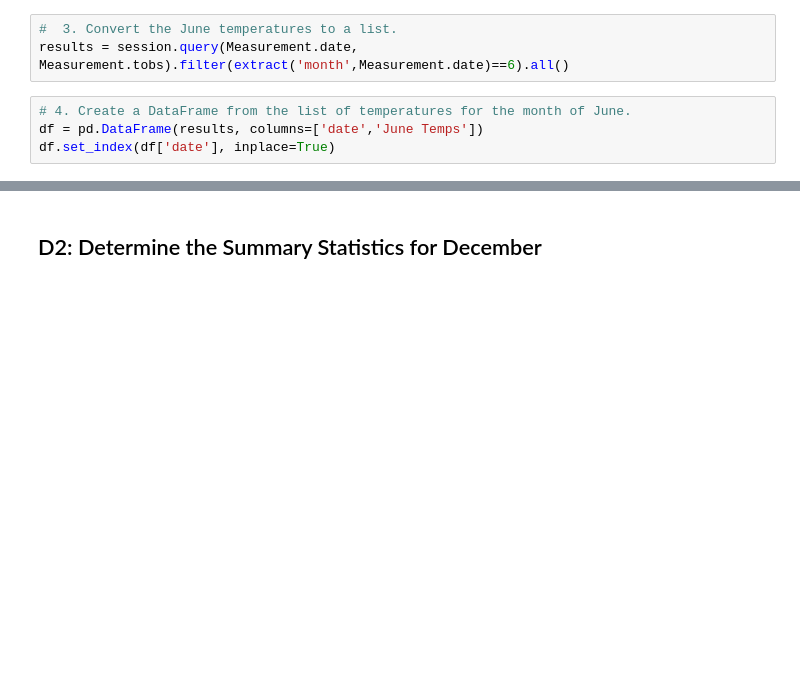
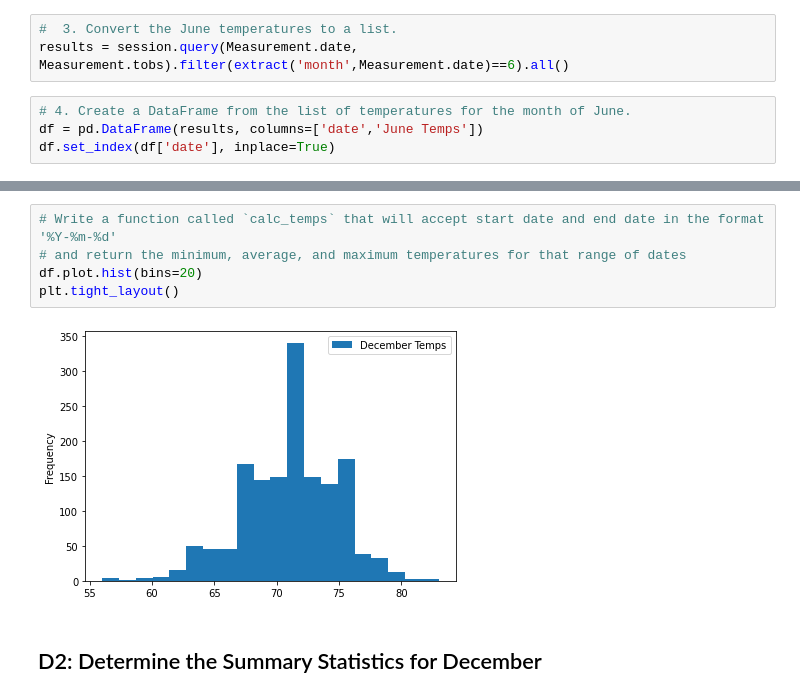
Before and after one commit to fletchrk/surfs_up, a Jupyter notebook: SurfsUp_Challenge.ipynb, the cells around one changed output, grey strips where cells are left out. Drawn from its saved outputs; the diff is of its cells as text; blank space fills up the shorter version.

Commit message:
Added plots to code

```diff
--- a/SurfsUp_Challenge.ipynb
+++ b/SurfsUp_Challenge.ipynb
@@ -71,3 +72,10 @@ df.describe()
+# %%
+# Write a function called `calc_temps` that will accept start date and end date in the format '%Y-%m-%d'
+# and return the minimum, average, and maximum temperatures for that range of dates
+df.plot.hist(bins=20)
+plt.tight_layout()
+# %% [output]
+[figure, added]
 # %% [markdown]
 ## D2: Determine the Summary Statistics for December
 # %%
```
Also changed, not shown: parts of 3 cells of this notebook.
